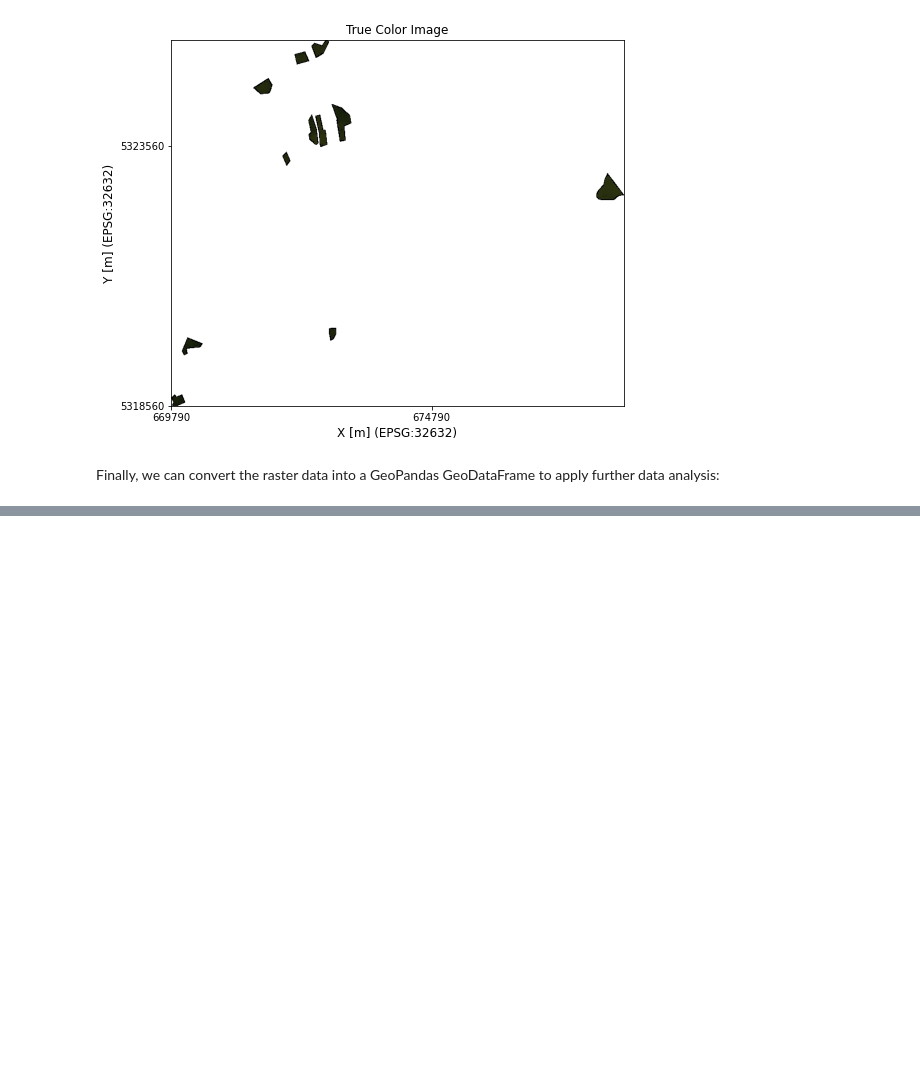
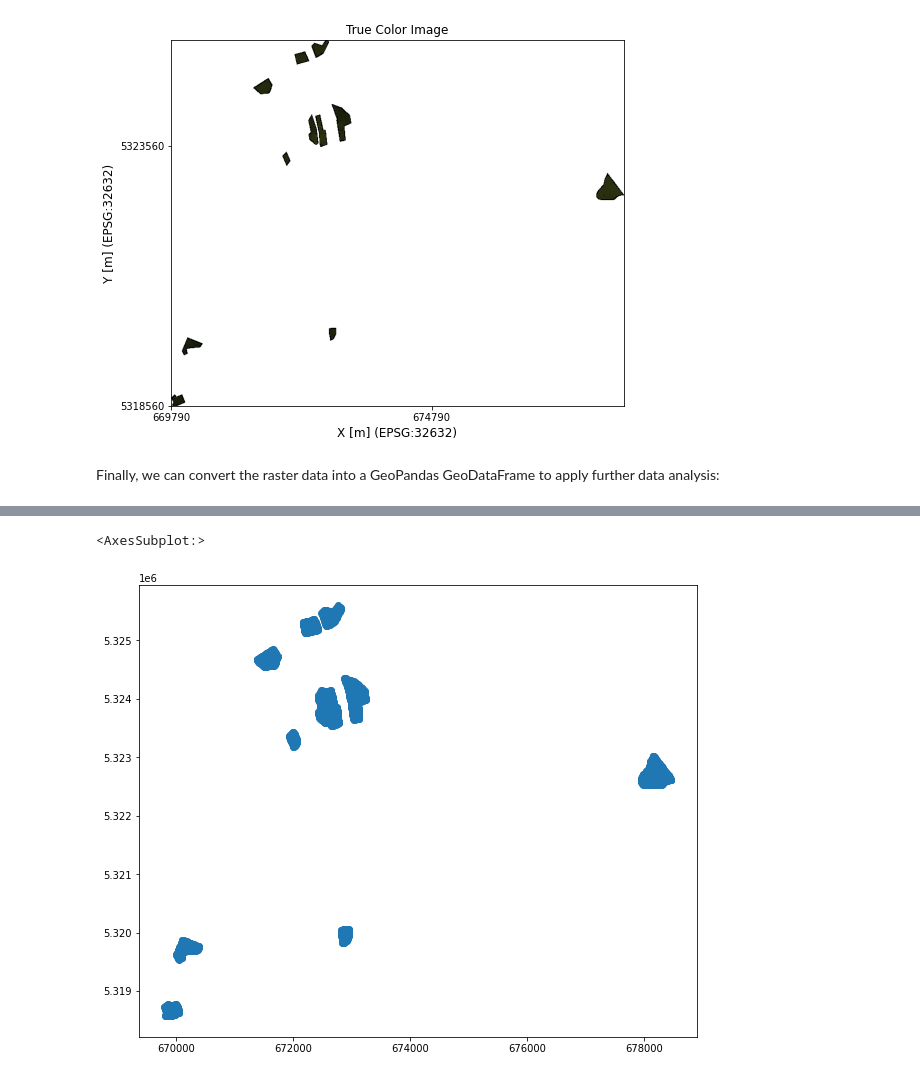
Before and after one commit to EOA-team/AgriSatPy, a Jupyter notebook: tutorial/sentinel2_field_parcel_extraction.ipynb, the cells around one changed output, grey strips where cells are left out. Cells and saved outputs as stored; diff of their text form; code cells hidden in the pictures; blank space fills up the shorter version.

```diff
--- a/tutorial/sentinel2_field_parcel_extraction.ipynb
+++ b/tutorial/sentinel2_field_parcel_extraction.ipynb
@@ -131,0 +140,5 @@ TypeError: Object of type CRS is not JSON serializable
+# %%
+gdf_canola_pixels.plot()
+# %% [output]
+<AxesSubplot:>
+[figure, added]
```
Also changed, not shown: parts of 4 cells of this notebook, 1 other file.
